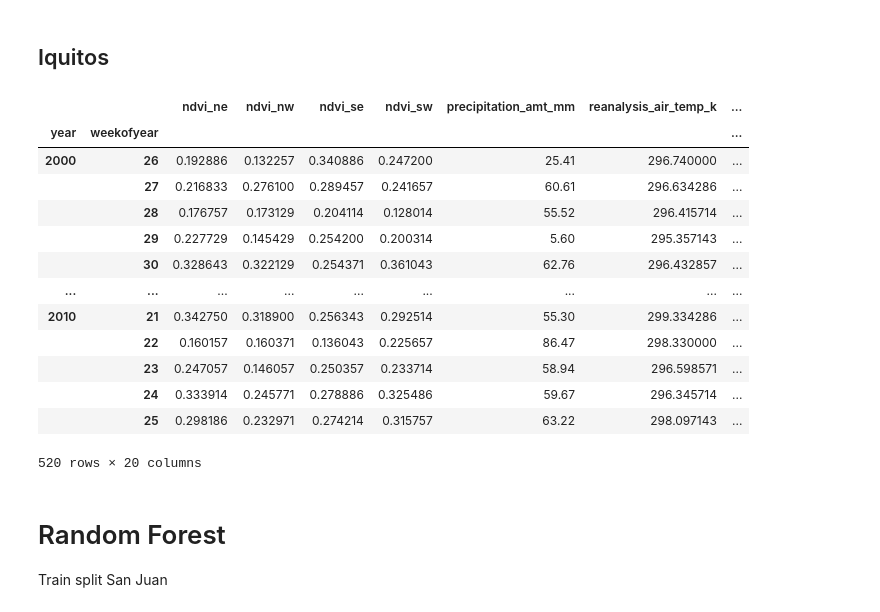
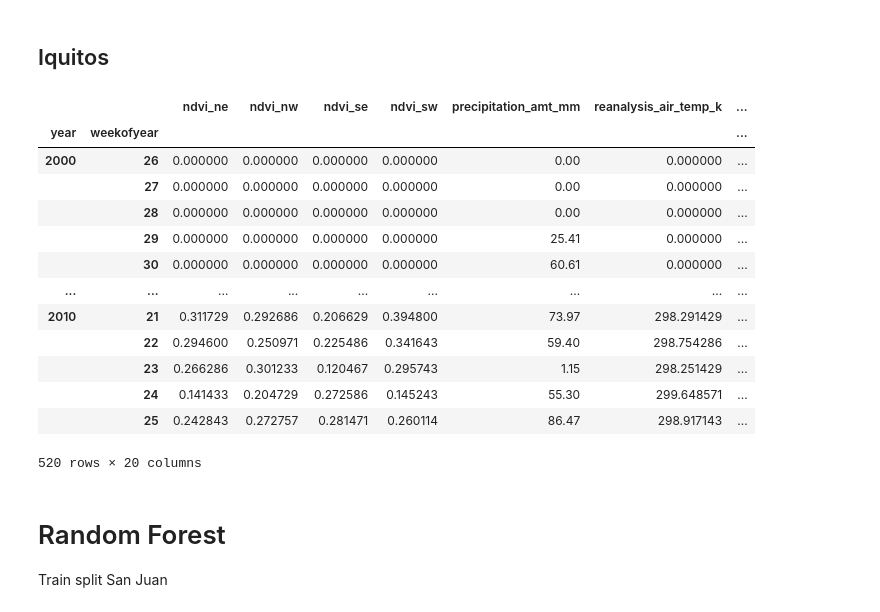
Before and after one commit to eduardez/Machine-Learning-ESI, a Jupyter notebook: Dengue_Task2_FINAL.ipynb, the cells around one changed output. Drawn from its saved outputs; the diff is of its cells as text; code cells hidden in the pictures.

```diff
--- a/Dengue_Task2_FINAL.ipynb
+++ b/Dengue_Task2_FINAL.ipynb
@@ -242,44 +255,76 @@ sj_train_1
 
 #Iq dictionary | feature : shift
 iq_dic = {
+    'ndvi_ne': 11,
+    'ndvi_nw': 11,
+    'ndvi_se' : 14,
+    'ndvi_sw' : 11,
+    'precipitation_amt_mm':3,
+    'reanalysis_air_temp_k' :17,
+    'reanalysis_avg_temp_k':17,
+    'reanalysis_dew_point_temp_k':0,
+    'reanalysis_max_air_temp_k':17,
+    'reanalysis_min_air_temp_k':0,
+    'reanalysis_precip_amt_kg_per_m2':17,
+    'reanalysis_relative_humidity_percent':0,
+    'reanalysis_sat_precip_amt_mm':3,
+    'reanalysis_specific_humidity_g_per_kg':0,
+    'reanalysis_tdtr_k':17,
+    'station_avg_temp_c':9,
+    'station_diur_temp_rng_c':10,
+    'station_max_temp_c':6,
+    'station_min_temp_c':0,
+    'station_precip_mm': 3
+}
+iq_dic2 = {
+    'ndvi_ne': 11,
+    'ndvi_nw': 11,
+    'ndvi_sw' : 11,
+    'reanalysis_dew_point_temp_k':0,
+    'reanalysis_min_air_temp_k':0,
+    'reanalysis_specific_humidity_g_per_kg':0,
+    'reanalysis_tdtr_k':17,
+    'station_min_temp_c':0
+}
+iq_dic3 = {
     'ndvi_ne': 0,
     'ndvi_nw': 0,
     'ndvi_se' : 0,
     'ndvi_sw' : 0,
     'precipitation_amt_mm':0,
     'reanalysis_air_temp_k' :0,
     'reanalysis_avg_temp_k':0,
     'reanalysis_dew_point_temp_k':0,
     'reanalysis_max_air_temp_k':0,
     'reanalysis_min_air_temp_k':0,
     'reanalysis_precip_amt_kg_per_m2':0,
     'reanalysis_relative_humidity_percent':0,
     'reanalysis_sat_precip_amt_mm':0,
     'reanalysis_specific_humidity_g_per_kg':0,
     'reanalysis_tdtr_k':0,
     'station_avg_temp_c':0,
     'station_diur_temp_rng_c':0,
     'station_max_temp_c':0,
     'station_min_temp_c':0,
     'station_precip_mm': 0
 }
 #Change boolean for replace or not
 iq_train_1 = df_shif_column(iq_train_features,iq_dic, replace = True, empty=True)
 iq_train_1
 # %% [output]
 |  |  | ndvi_ne | ndvi_nw | ndvi_se | ndvi_sw | precipitation_amt_mm | reanalysis_air_temp_k | ... |
 | year | weekofyear |  |  |  |  |  |  | ... |
-| 2000 | 26 | 0.192886 | 0.132257 | 0.340886 | 0.247200 | 25.41 | 296.740000 | ... |
-|  | 27 | 0.216833 | 0.276100 | 0.289457 | 0.241657 | 60.61 | 296.634286 | ... |
-|  | 28 | 0.176757 | 0.173129 | 0.204114 | 0.128014 | 55.52 | 296.415714 | ... |
-|  | 29 | 0.227729 | 0.145429 | 0.254200 | 0.200314 | 5.60 | 295.357143 | ... |
-|  | 30 | 0.328643 | 0.322129 | 0.254371 | 0.361043 | 62.76 | 296.432857 | ... |
+| 2000 | 26 | 0.000000 | 0.000000 | 0.000000 | 0.000000 | 0.00 | 0.000000 | ... |
+|  | 27 | 0.000000 | 0.000000 | 0.000000 | 0.000000 | 0.00 | 0.000000 | ... |
+|  | 28 | 0.000000 | 0.000000 | 0.000000 | 0.000000 | 0.00 | 0.000000 | ... |
+|  | 29 | 0.000000 | 0.000000 | 0.000000 | 0.000000 | 25.41 | 0.000000 | ... |
+|  | 30 | 0.000000 | 0.000000 | 0.000000 | 0.000000 | 60.61 | 0.000000 | ... |
 | ... | ... | ... | ... | ... | ... | ... | ... | ... |
-| 2010 | 21 | 0.342750 | 0.318900 | 0.256343 | 0.292514 | 55.30 | 299.334286 | ... |
-|  | 22 | 0.160157 | 0.160371 | 0.136043 | 0.225657 | 86.47 | 298.330000 | ... |
-|  | 23 | 0.247057 | 0.146057 | 0.250357 | 0.233714 | 58.94 | 296.598571 | ... |
-|  | 24 | 0.333914 | 0.245771 | 0.278886 | 0.325486 | 59.67 | 296.345714 | ... |
-|  | 25 | 0.298186 | 0.232971 | 0.274214 | 0.315757 | 63.22 | 298.097143 | ... |
+| 2010 | 21 | 0.311729 | 0.292686 | 0.206629 | 0.394800 | 73.97 | 298.291429 | ... |
+|  | 22 | 0.294600 | 0.250971 | 0.225486 | 0.341643 | 59.40 | 298.754286 | ... |
+|  | 23 | 0.266286 | 0.301233 | 0.120467 | 0.295743 | 1.15 | 298.251429 | ... |
+|  | 24 | 0.141433 | 0.204729 | 0.272586 | 0.145243 | 55.30 | 299.648571 | ... |
+|  | 25 | 0.242843 | 0.272757 | 0.281471 | 0.260114 | 86.47 | 298.917143 | ... |
 520 rows × 20 columns
 # %% [markdown]
 # Random Forest
```
Also changed, not shown: parts of 21 cells of this notebook.
